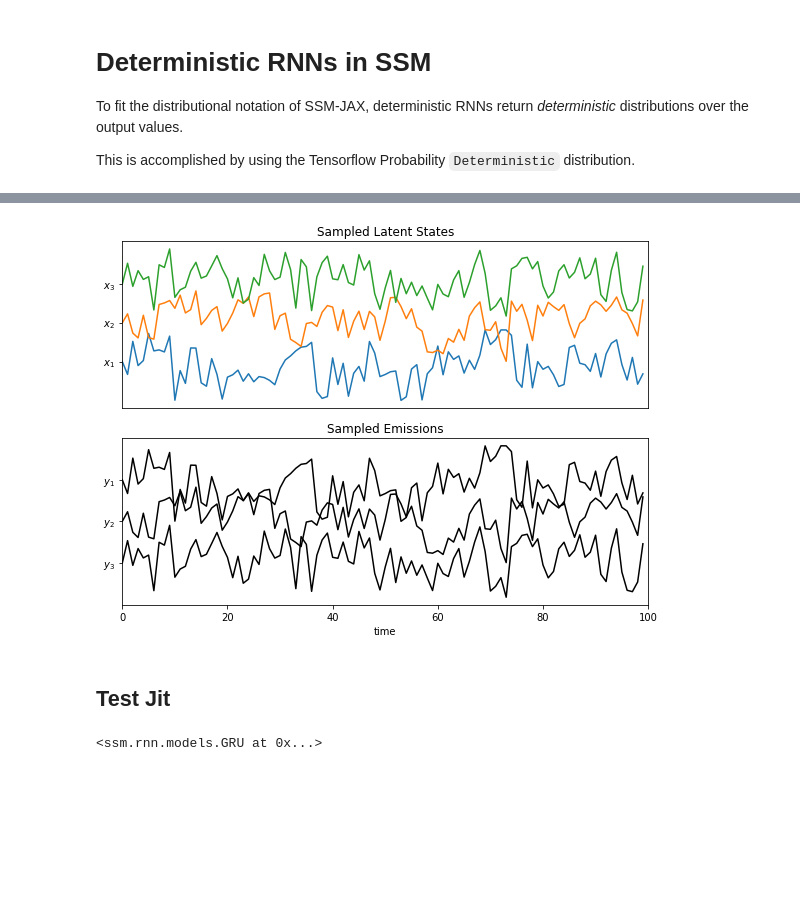
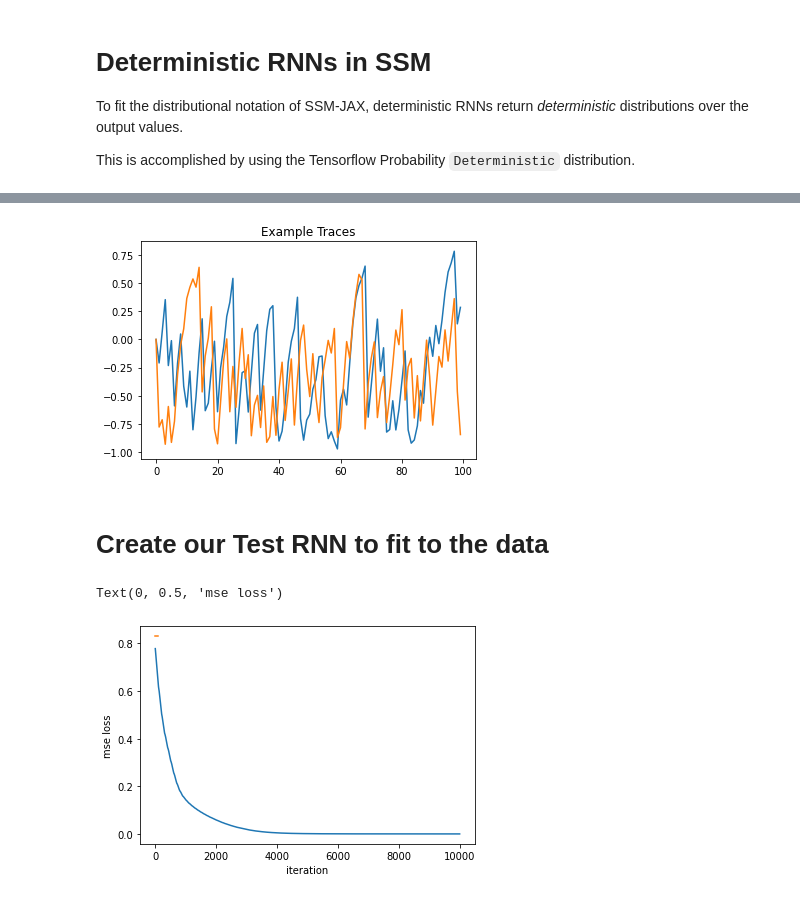
Before and after one commit to lindermanlab/ssm-jax, a Jupyter notebook: notebooks/scratch/rnn.ipynb, the cells around one changed output, grey strips where cells are left out. Saved outputs shown, nothing was run; the diff lists cells and outputs as text; code cells hidden in the pictures; blank space fills up the shorter version.

Commit message:
getting RNN training to work

```diff
--- a/notebooks/scratch/rnn.ipynb
+++ b/notebooks/scratch/rnn.ipynb
@@ -47,5 +50,5 @@ def plot_emissions(states, data):
 # %%
-num_input_dims = 5
-num_latent_dims = 3
+num_input_dims = 1
+num_latent_dims = 1
 
 rnn = GRU(num_input_dims, num_latent_dims, seed=jr.PRNGKey(0))
@@ -54,22 +55,21 @@ WARNING:absl:No GPU/TPU found, falling back to CPU. (Set TF_CPP_MIN_LOG_LEVEL=0
 # %%
-seed_1, seed_2 = jr.split(jr.PRNGKey(0))
+seed_1, seed_2, seed_3, seed_4 = jr.split(jr.PRNGKey(0), 4)
 num_timesteps = 100
+num_trials = 100
 
-inputs = jr.normal(seed_1, shape=(num_timesteps, num_input_dims))
-states, data = rnn.sample(key=seed_2, covariates=inputs, num_steps=num_timesteps)
+# generate train data
+train_inputs = jr.normal(seed_1, shape=(num_trials, num_timesteps, num_input_dims))
+train_states, train_dataset = rnn.sample(key=seed_2, covariates=train_inputs, num_steps=num_timesteps, num_samples=num_trials)
+
+# generate test data
+test_inputs = jr.normal(seed_3, shape=(num_trials, num_timesteps, num_input_dims))
+test_states, test_dataset = rnn.sample(key=seed_4, covariates=test_inputs, num_steps=num_timesteps, num_samples=num_trials)
-# %%
-plot_emissions(states, data)
-# %% [output]
-[figure, removed]
-# %% [markdown]
-## Test Jit
-# %%
-import jax
-
-@jax.jit
-def f(rnn):
-    return rnn
-
-f(rnn)
-# %% [output]
-<ssm.rnn.models.GRU at 0x...>
+# %%
+plt.plot(train_dataset[0], label="train")
+plt.plot(test_dataset[0], label="test")
+plt.title("Example Traces")
+plt.show()
+# %% [output]
+[figure, added]
+# %% [markdown]
+# Create our Test RNN to fit to the data
@@ -75,0 +122,8 @@ f(rnn)
+# %%
+plt.plot(train_losses)
+plt.plot(val_losses)
+plt.xlabel("iteration")
+plt.ylabel("mse loss")
+# %% [output]
+Text(0, 0.5, 'mse loss')
+[figure, added]
```
Also changed, not shown: parts of 7 cells of this notebook, 1 other file.
